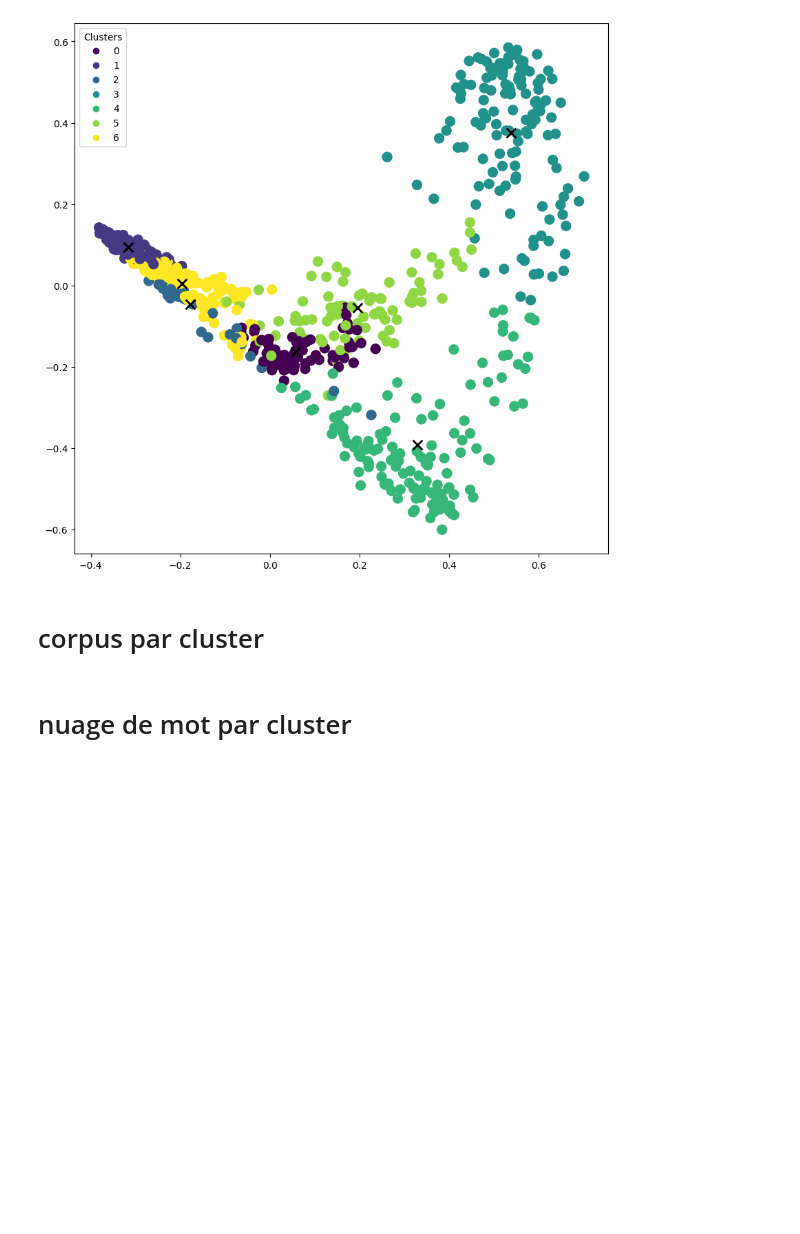
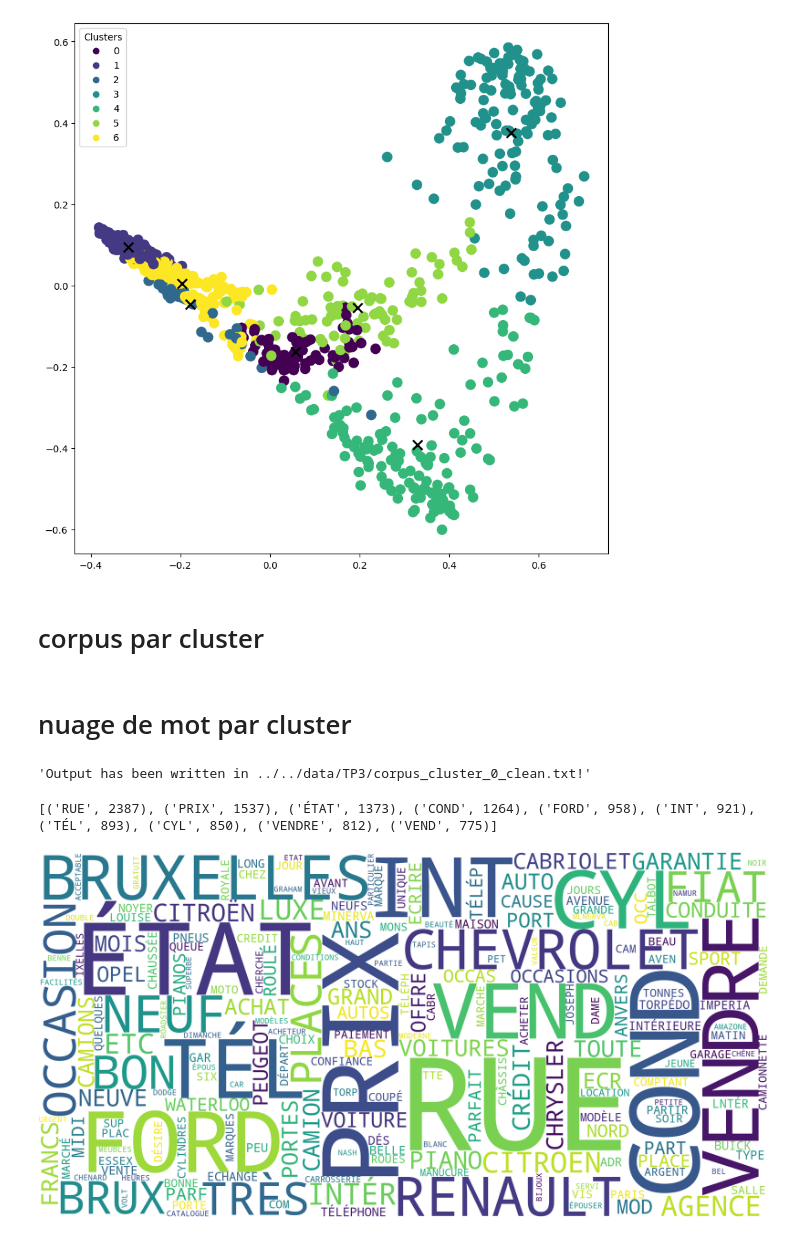
Before and after one commit to h4w3n/tac2026, a Jupyter notebook: tps/tp3/clustering.ipynb, the cells around one changed output. Drawn from its saved outputs; the diff is of its cells as text; code cells hidden in the pictures; blank space fills up the shorter version.

Commit message:
tp3 clustering : first word cloud with stop word cleaning !

```diff
--- a/tps/tp3/clustering.ipynb
+++ b/tps/tp3/clustering.ipynb
@@ -177,12 +201,19 @@ for i in range(N_CLUSTERS):
+# %%
+clean_text(folder=output_path)
+# %% [output]
+'Output has been written in ../../data/TP3/corpus_cluster_0_clean.txt!'
 # %%
-temp_path = "../../data"
+corpus_cluster_path = "../../data/TP3"
 
-with open(os.path.join(temp_path, f'{year}_clean.txt'), 'r', encoding='utf-8') as f:
+with open(os.path.join(corpus_cluster_path, 'corpus_cluster_0_clean.txt'), 'r', encoding='utf-8') as f:
     after = f.read()
 
 frequencies = Counter(after.split())
 print(frequencies.most_common(10))
 
 cloud = WordCloud(width=2000, height=1000, background_color='white').generate_from_frequencies(frequencies)
-cloud.to_file(os.path.join(temp_path, f"{year}.png"))
-Image(filename=os.path.join(temp_path, f"{year}.png"))
+cloud.to_file(os.path.join(corpus_cluster_path, "wc_cluster_0.png"))
+Image(filename=os.path.join(corpus_cluster_path, "wc_cluster_0.png"))
+# %% [output]
+[('RUE', 2387), ('PRIX', 1537), ('ÉTAT', 1373), ('COND', 1264), ('FORD', 958), ('INT', 921), ('TÉL', 893), ('CYL', 850), ('VENDRE', 812), ('VEND', 775)]
+[figure, added]
```
Also changed, not shown: parts of 2 cells of this notebook.
